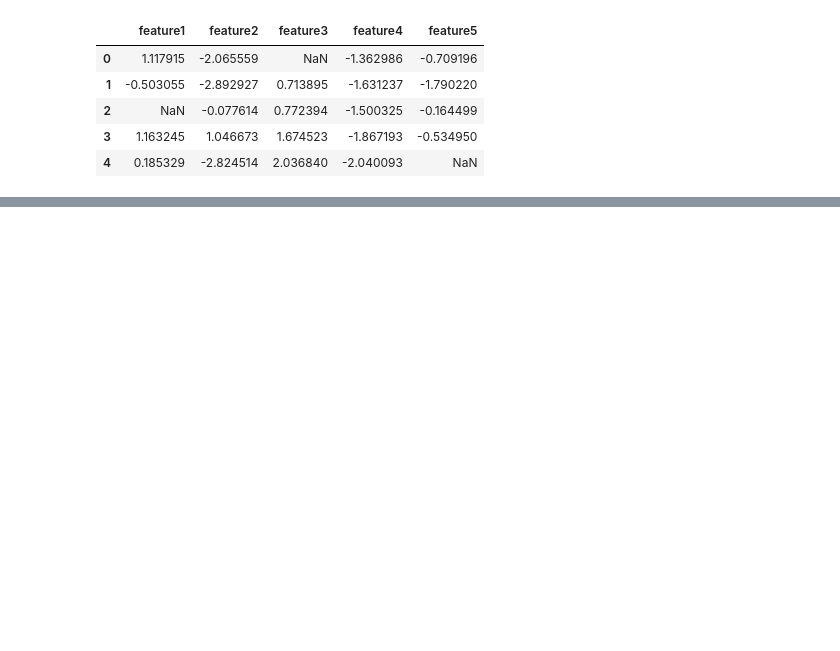
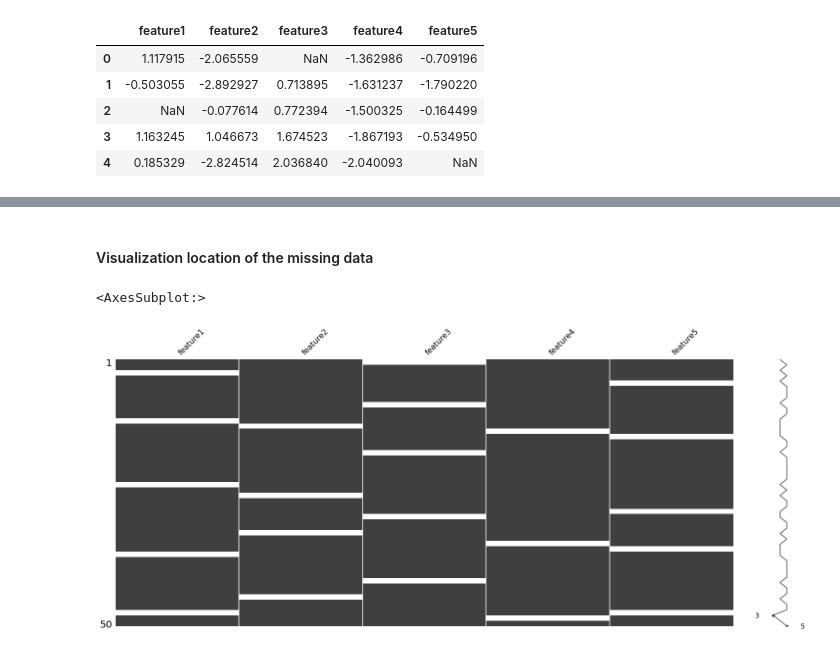
Before and after one commit to HSEDataAnalysis/LAB1_EDA, a Jupyter notebook: main.ipynb, the cells around one changed output, grey strips where cells are left out. Cells and saved outputs as stored; diff of their text form; code cells hidden in the pictures; blank space fills up the shorter version.

Commit message:
some visualization added

```diff
--- a/main.ipynb
+++ b/main.ipynb
@@ -14,0 +50,7 @@ df.head()
+# %% [markdown]
+#### Visualization location of the missing data
+# %%
+msno.matrix(df)
+# %% [output]
+<AxesSubplot:>
+[figure, added]
```
Also changed, not shown: parts of 9 cells of this notebook, 1 other file.
